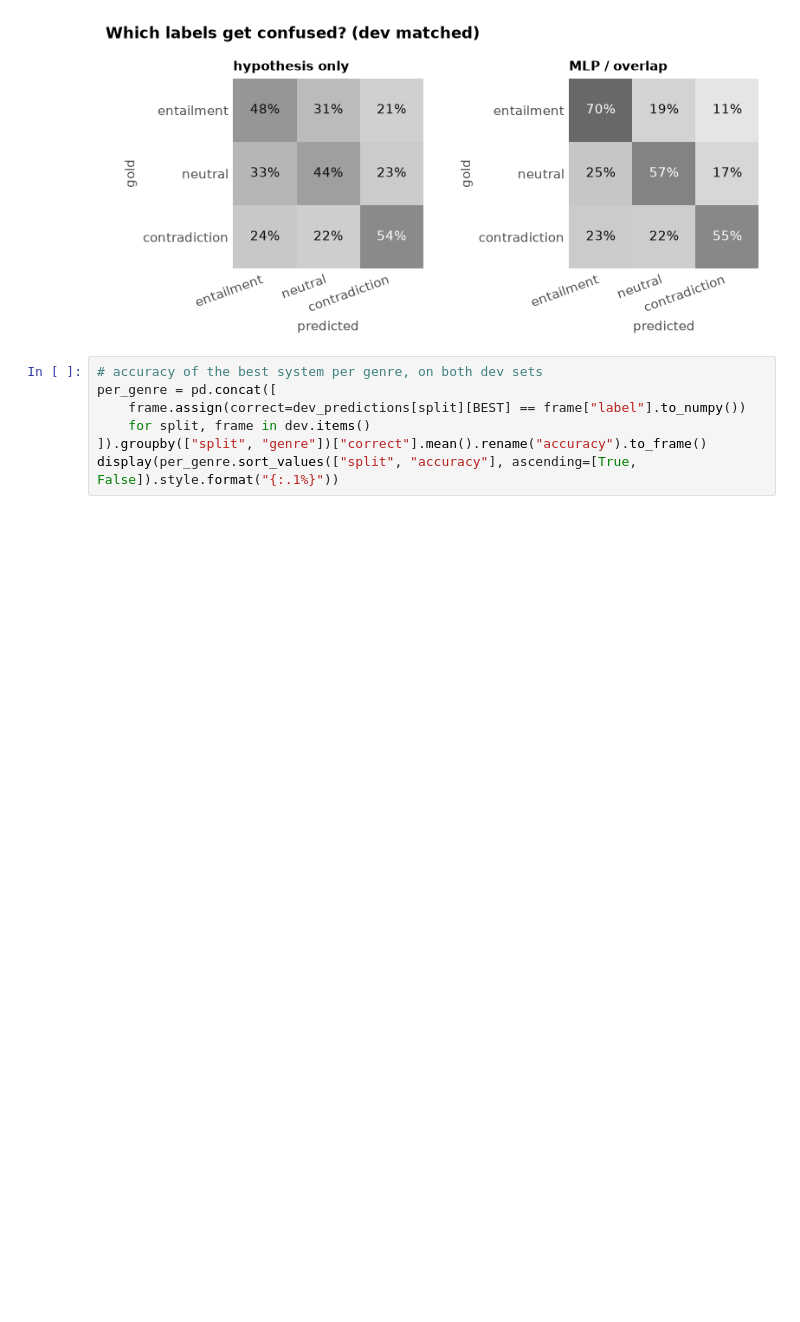
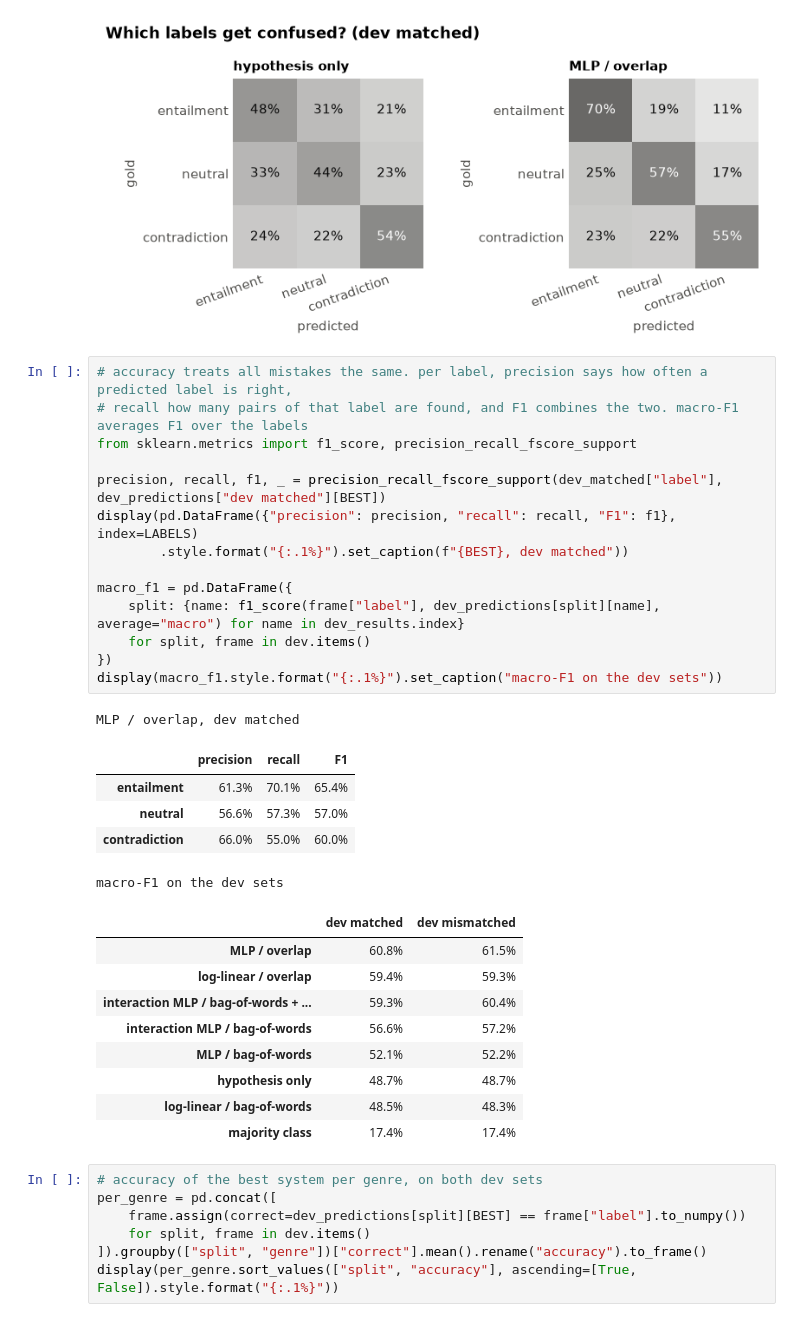
Before and after one commit to maksderylo/nlp1, a Jupyter notebook: part1/project.ipynb, the cells around one changed output. Cells and saved outputs as stored; diff of their text form; blank space fills up the shorter version.

```diff
--- a/part1/project.ipynb
+++ b/part1/project.ipynb
@@ -1112,6 +1241,36 @@ part1.nli.plot_confusion_matrices(
 )
 # %% [output]
 [figure]
+# %%
+# accuracy treats all mistakes the same. per label, precision says how often a predicted label is right,
+# recall how many pairs of that label are found, and F1 combines the two. macro-F1 averages F1 over the labels
+from sklearn.metrics import f1_score, precision_recall_fscore_support
+
+precision, recall, f1, _ = precision_recall_fscore_support(dev_matched["label"], dev_predictions["dev matched"][BEST])
+display(pd.DataFrame({"precision": precision, "recall": recall, "F1": f1}, index=LABELS)
+        .style.format("{:.1%}").set_caption(f"{BEST}, dev matched"))
+
+macro_f1 = pd.DataFrame({
+    split: {name: f1_score(frame["label"], dev_predictions[split][name], average="macro") for name in dev_results.index}
+    for split, frame in dev.items()
+})
+display(macro_f1.style.format("{:.1%}").set_caption("macro-F1 on the dev sets"))
+# %% [output]
+MLP / overlap, dev matched
+|  | precision | recall | F1 |
+| entailment | 61.3% | 70.1% | 65.4% |
+| neutral | 56.6% | 57.3% | 57.0% |
+| contradiction | 66.0% | 55.0% | 60.0% |
+macro-F1 on the dev sets
+|  | dev matched | dev mismatched |
+| MLP / overlap | 60.8% | 61.5% |
+| log-linear / overlap | 59.4% | 59.3% |
+| interaction MLP / bag-of-words + ... | 59.3% | 60.4% |
+| interaction MLP / bag-of-words | 56.6% | 57.2% |
+| MLP / bag-of-words | 52.1% | 52.2% |
+| hypothesis only | 48.7% | 48.7% |
+| log-linear / bag-of-words | 48.5% | 48.3% |
+| majority class | 17.4% | 17.4% |
 # %%
 # accuracy of the best system per genre, on both dev sets
 per_genre = pd.concat([
```
Also changed, not shown: parts of 22 cells of this notebook, 1 other file.
